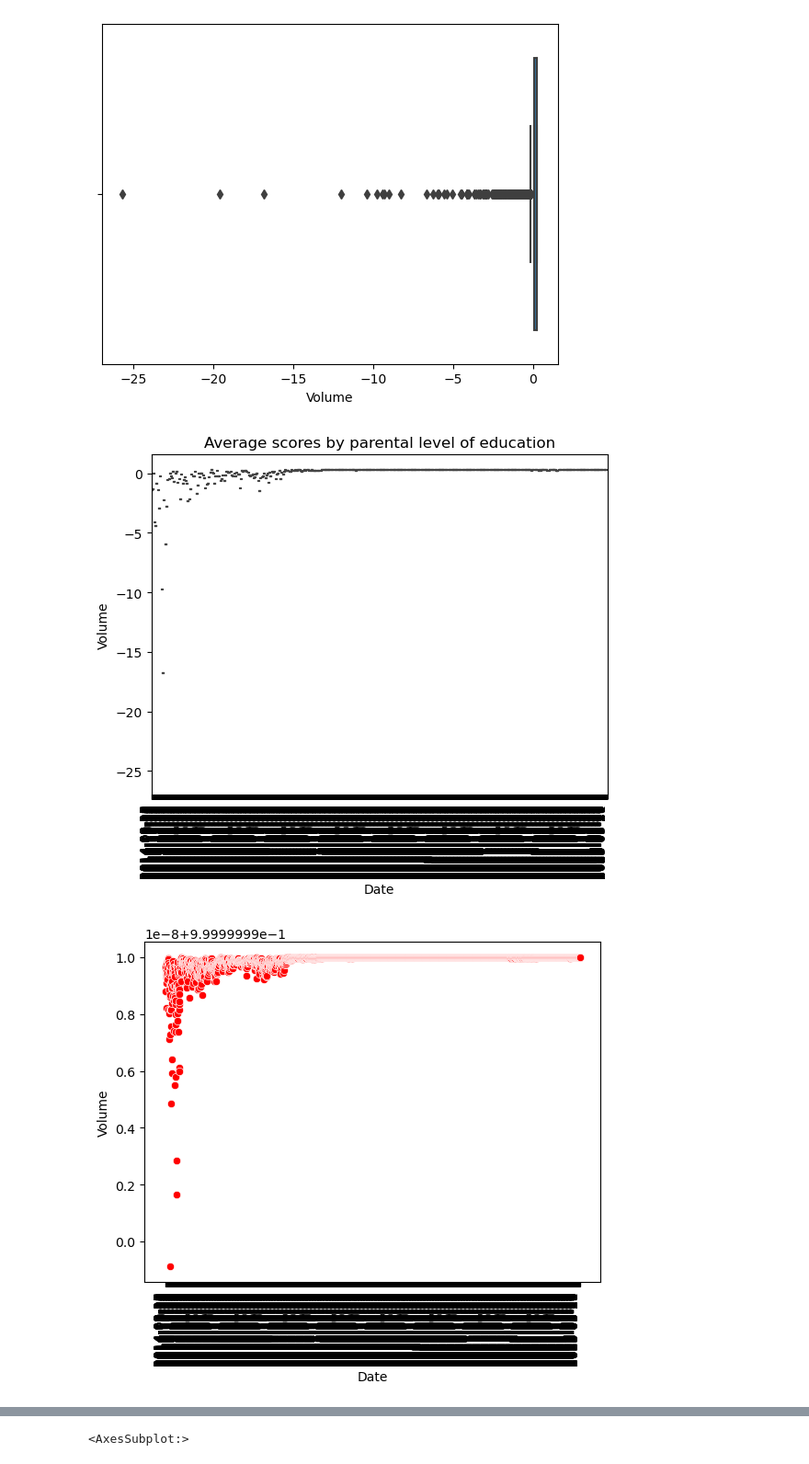
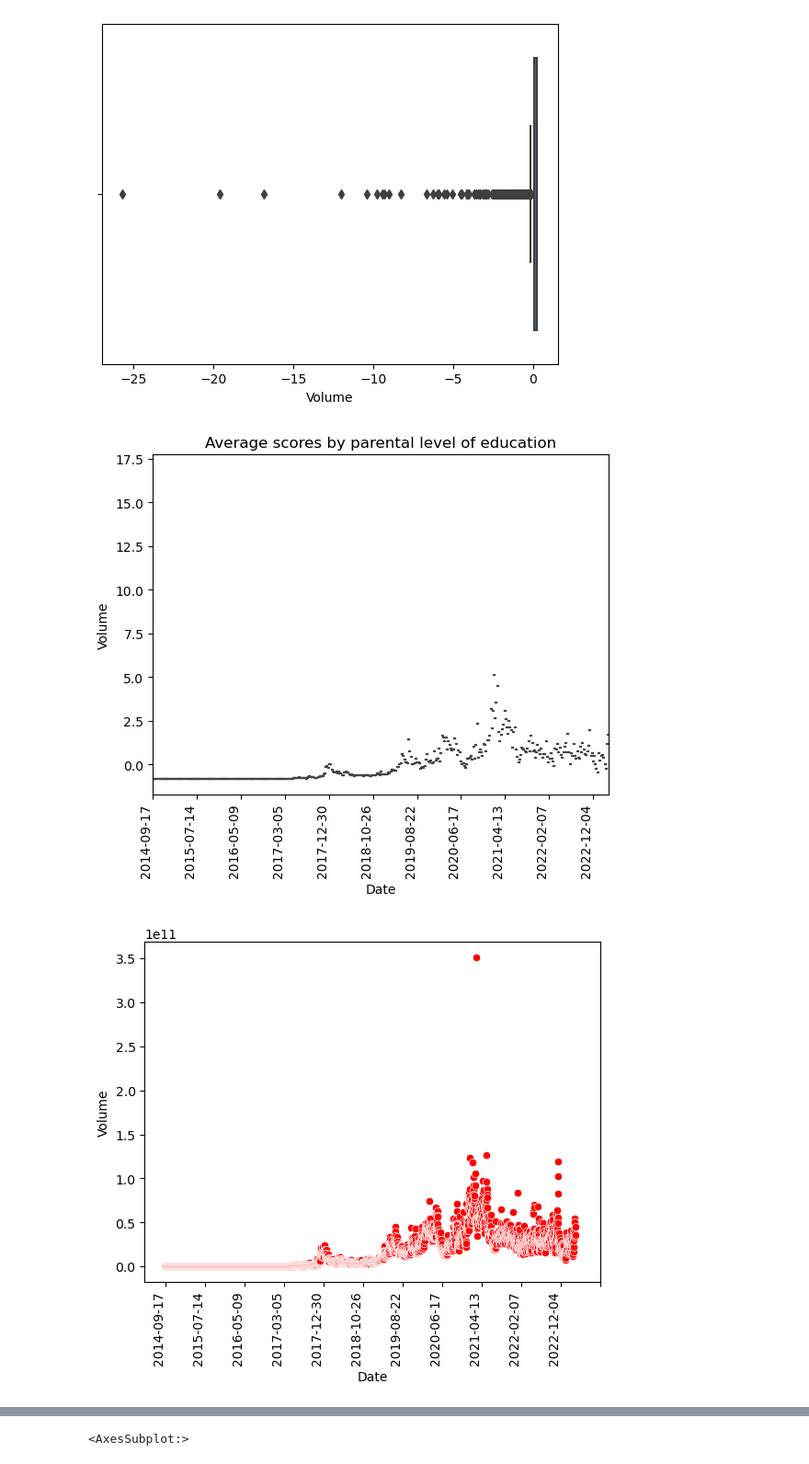
Before and after one commit to ibrahimGamal01/Project-BTC-USD, a Jupyter notebook: BTC-USD.ipynb, the cells around one changed output, grey strips where cells are left out. Shown: that part at 92% size. Saved outputs shown, nothing was run; the diff lists cells and outputs as text; code cells hidden in the pictures.

```diff
--- a/BTC-USD.ipynb
+++ b/BTC-USD.ipynb
@@ -62,19 +106,24 @@ plt.show()
 [figure]
 # %%
 sns.boxplot(x="Date", y="Volume", data=data_scaled)
+plt.xticks(rotation=0, ha='right')
+plt.title("Average scores by parental level of education")
 plt.xticks(rotation=90, ha='right')
-plt.title("Average scores by parental level of education")
+plt.xticks([i for i in range(0,3300, 300)])
 plt.ylabel("Volume")
 plt.xlabel("Date")
 plt.show()
 # %% [output]
-[figure, old version]
+[figure, new version]
 # %%
+# date_min = min(Date)
 sns.scatterplot(x="Date", y="Volume", data=data, color='red')
 plt.xticks(rotation=90, ha='right')
+plt.xticks([i for i in range(0,3600, 300)])
+plt.xticks(rotation=90, ha='right')
 plt.show()
 # %% [output]
-[figure, old version]
+[figure, new version]
 # %%
 data.plot(kind='area', y=['Open', 'High', 'Low', 'Close'], stacked=False, alpha=0.5, figsize=(10, 5))
 
```
Also changed, not shown: parts of 19 cells of this notebook, 1 other file.
